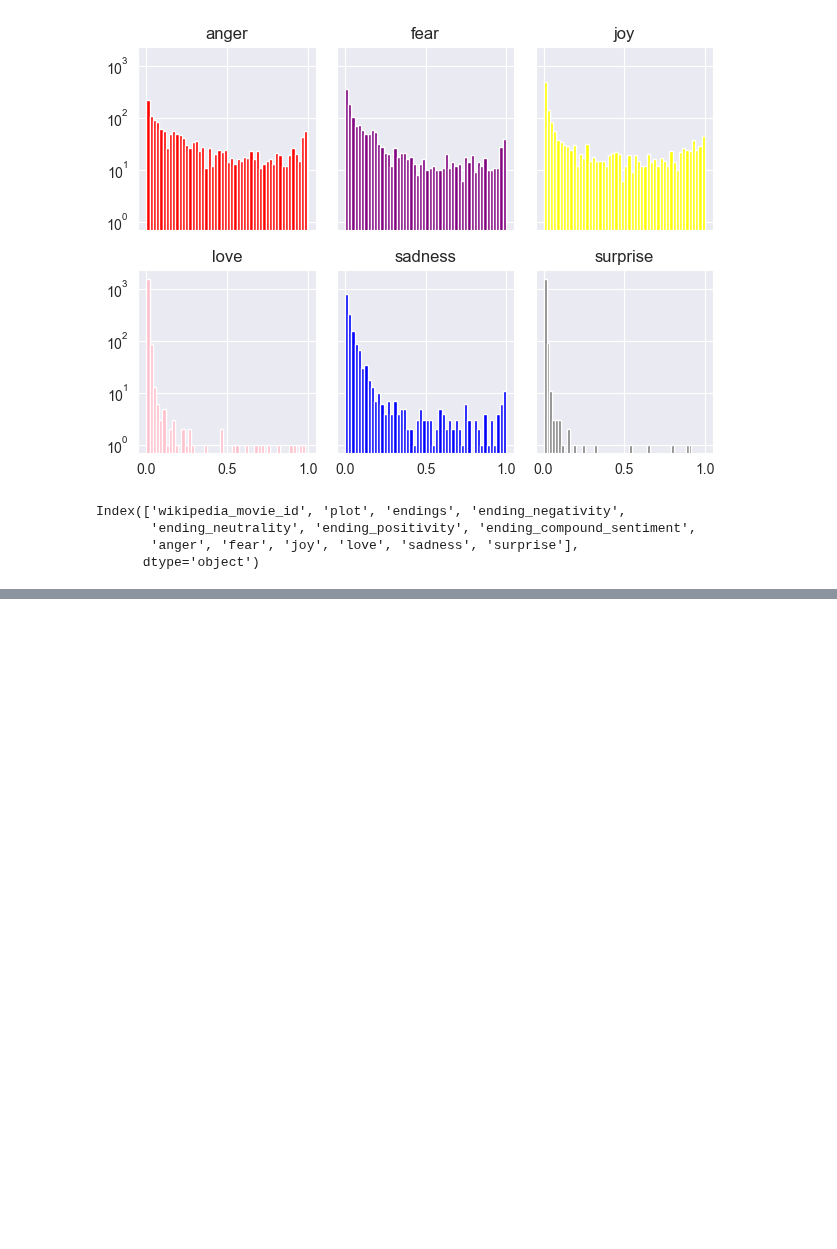
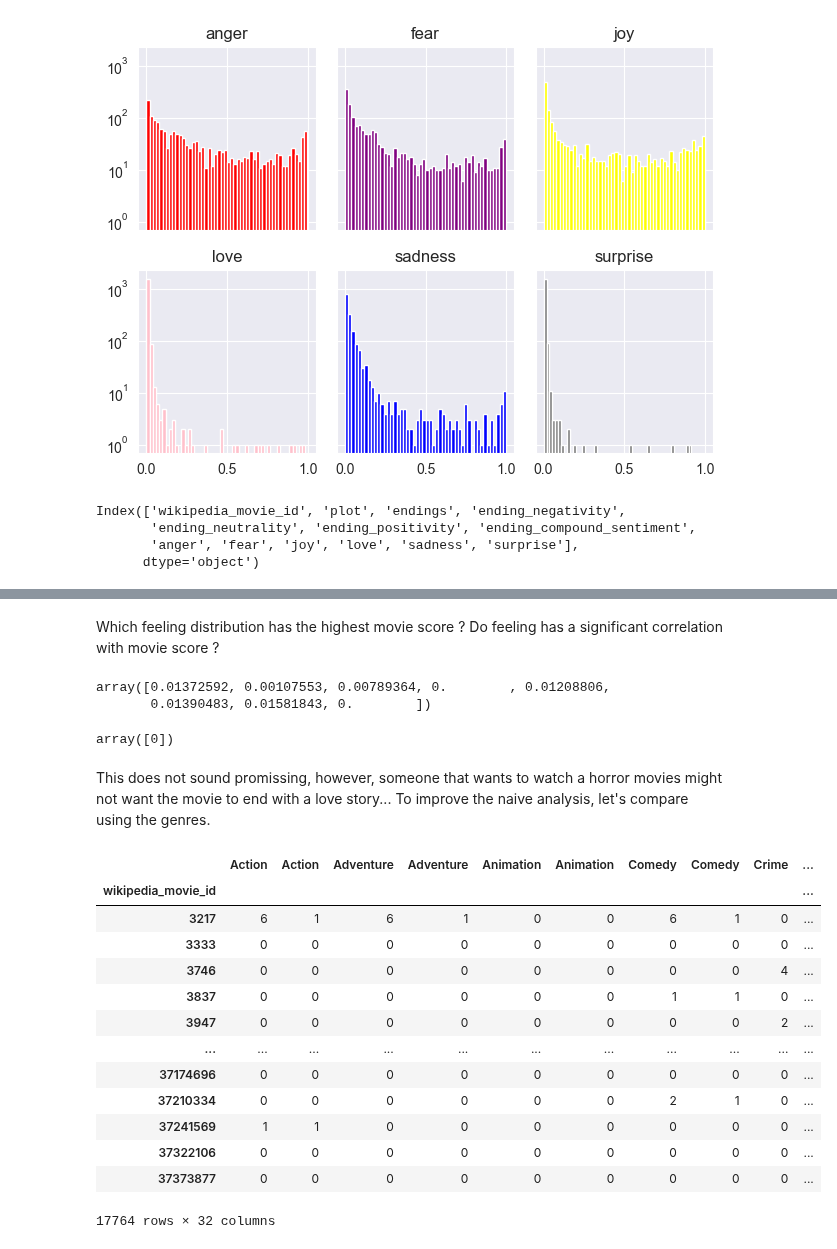
Before and after one commit to epfl-ada/ada-2023-project-dataexplorers, a Jupyter notebook: sentimentAnalysis.ipynb, the cells around one changed output, grey strips where cells are left out. Cells and saved outputs as stored; diff of their text form; code cells hidden in the pictures; blank space fills up the shorter version.

```diff
--- a/sentimentAnalysis.ipynb
+++ b/sentimentAnalysis.ipynb
@@ -226,0 +251,4 @@ Index(['wikipedia_movie_id', 'plot', 'endings', 'ending_negativity',
+# %%
+with open(f'{ADDITIONAL_FOLDER}movie_scored_thresh_75.pkl',"rb") as f:
+    movies = pkl.load(f)
+movies
@@ -255,0 +315,40 @@ Accuracy: 0.0
+# %% [markdown]
+Which feeling distribution has the highest movie score ?
+Do feeling has a significant correlation with movie score ?
+# %%
+mutual_info
+# %% [output]
+array([0.01372592, 0.00107553, 0.00789364, 0.        , 0.01208806,
+       0.01390483, 0.01581843, 0.        ])
+# %%
+x = movies_with_plots['ending_compound_sentiment'].to_numpy()
+mutual_info = mutual_info_regression(y.reshape(-1,1), x.reshape(-1,1))
+mutual_info
+# %% [output]
+array([0])
+# %% [markdown]
+This does not sound promissing, however, someone that wants to watch a horror movies might not want the movie to end with a love story...
+To improve the naive analysis, let's compare using the genres.
+# %%
+exploded_df = movies_and_plots.explode('Generic Genre')
+dummies = pd.get_dummies(exploded_df['Generic Genre'], dtype=int)
+combined_df = pd.concat([exploded_df, dummies], axis=1)
+genres_cols = list(dummies.columns.values)
+genres_cols.append('wikipedia_movie_id')
+one_hot_encoded_genres = combined_df[genres_cols].groupby('wikipedia_movie_id').sum()
+one_hot_encoded_genres
+# %% [output]
+|  | Action | Action | Adventure | Adventure | Animation | Animation | Comedy | Comedy | Crime | ... |
+| wikipedia_movie_id |  |  |  |  |  |  |  |  |  | ... |
+| 3217 | 6 | 1 | 6 | 1 | 0 | 0 | 6 | 1 | 0 | ... |
+| 3333 | 0 | 0 | 0 | 0 | 0 | 0 | 0 | 0 | 0 | ... |
+| 3746 | 0 | 0 | 0 | 0 | 0 | 0 | 0 | 0 | 4 | ... |
+| 3837 | 0 | 0 | 0 | 0 | 0 | 0 | 1 | 1 | 0 | ... |
+| 3947 | 0 | 0 | 0 | 0 | 0 | 0 | 0 | 0 | 2 | ... |
+| ... | ... | ... | ... | ... | ... | ... | ... | ... | ... | ... |
+| 37174696 | 0 | 0 | 0 | 0 | 0 | 0 | 0 | 0 | 0 | ... |
+| 37210334 | 0 | 0 | 0 | 0 | 0 | 0 | 2 | 1 | 0 | ... |
+| 37241569 | 1 | 1 | 0 | 0 | 0 | 0 | 0 | 0 | 0 | ... |
+| 37322106 | 0 | 0 | 0 | 0 | 0 | 0 | 0 | 0 | 0 | ... |
+| 37373877 | 0 | 0 | 0 | 0 | 0 | 0 | 0 | 0 | 0 | ... |
+17764 rows × 32 columns
```
Also changed, not shown: parts of 36 cells of this notebook.
